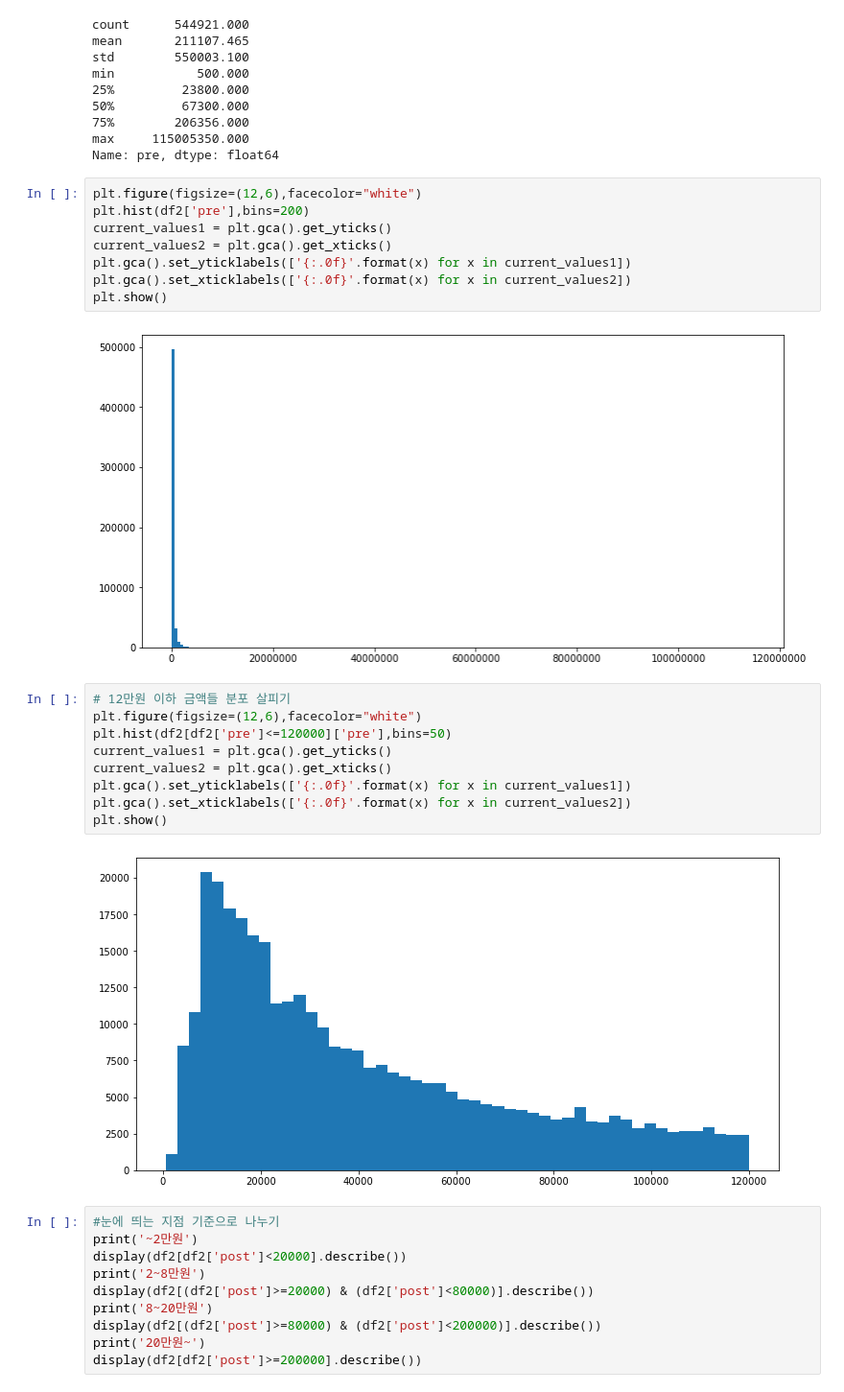
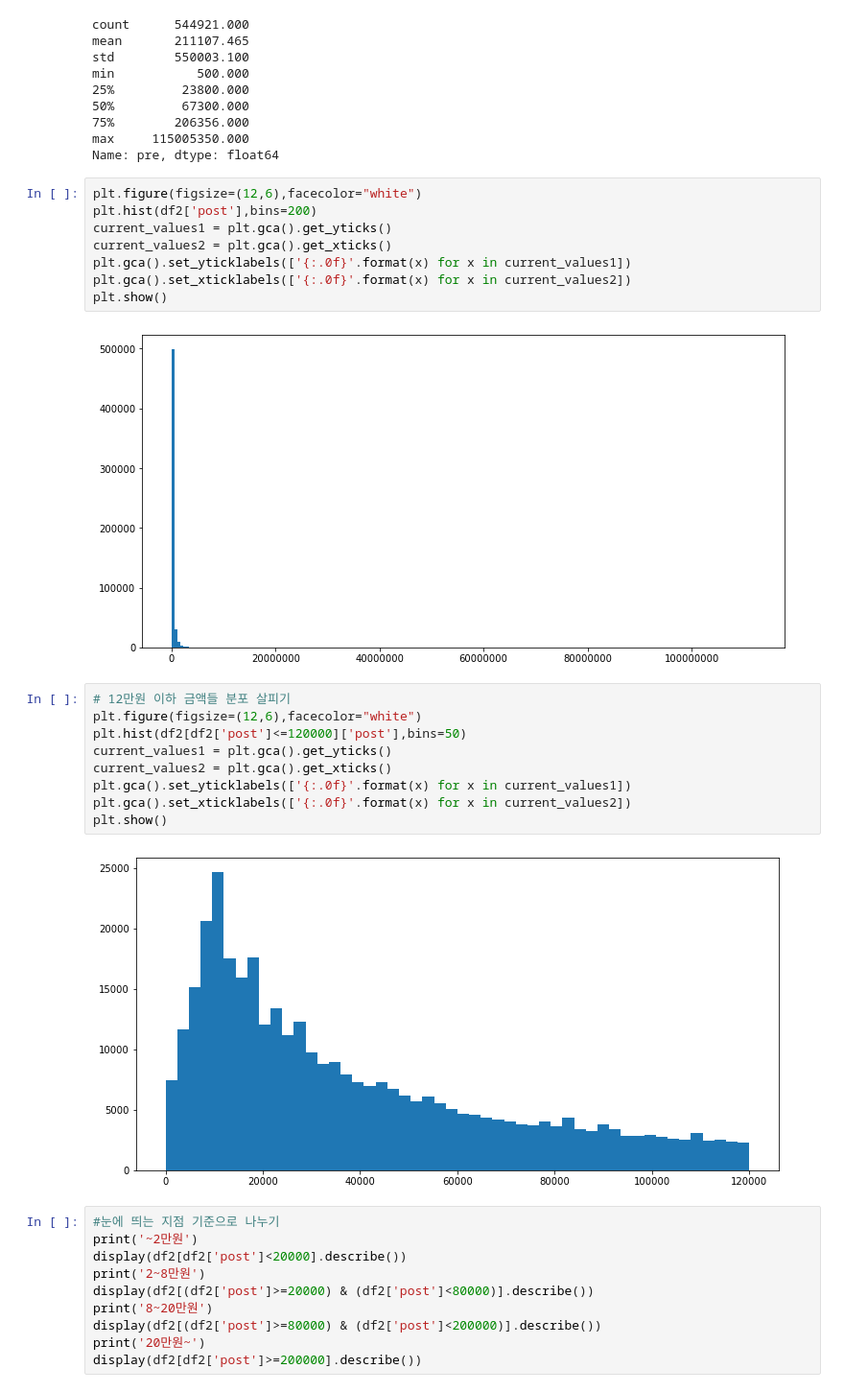
Before and after one commit to LUCI031/chai_analytics, a Jupyter notebook: jingyu/jingyu_EDA4.ipynb, the cells around one changed output. Shown at 96% size. Cells and saved outputs as stored; diff of their text form.

```diff
--- a/jingyu/jingyu_EDA4.ipynb
+++ b/jingyu/jingyu_EDA4.ipynb
@@ -351,25 +360,25 @@ max     115005350.000
 Name: pre, dtype: float64
 # %%
 plt.figure(figsize=(12,6),facecolor="white")
-plt.hist(df2['pre'],bins=200)
+plt.hist(df2['post'],bins=200)
 current_values1 = plt.gca().get_yticks()
 current_values2 = plt.gca().get_xticks()
 plt.gca().set_yticklabels(['{:.0f}'.format(x) for x in current_values1])
 plt.gca().set_xticklabels(['{:.0f}'.format(x) for x in current_values2])
 plt.show()
 # %% [output]
-[figure, old version]
+[figure, new version]
 # %%
 # 12만원 이하 금액들 분포 살피기
 plt.figure(figsize=(12,6),facecolor="white")
-plt.hist(df2[df2['pre']<=120000]['pre'],bins=50)
+plt.hist(df2[df2['post']<=120000]['post'],bins=50)
 current_values1 = plt.gca().get_yticks()
 current_values2 = plt.gca().get_xticks()
 plt.gca().set_yticklabels(['{:.0f}'.format(x) for x in current_values1])
 plt.gca().set_xticklabels(['{:.0f}'.format(x) for x in current_values2])
 plt.show()
 # %% [output]
-[figure, old version]
+[figure, new version]
 # %%
 #눈에 띄는 지점 기준으로 나누기
 print('~2만원')
```
Also changed, not shown: parts of 8 cells of this notebook, 1 other file.
